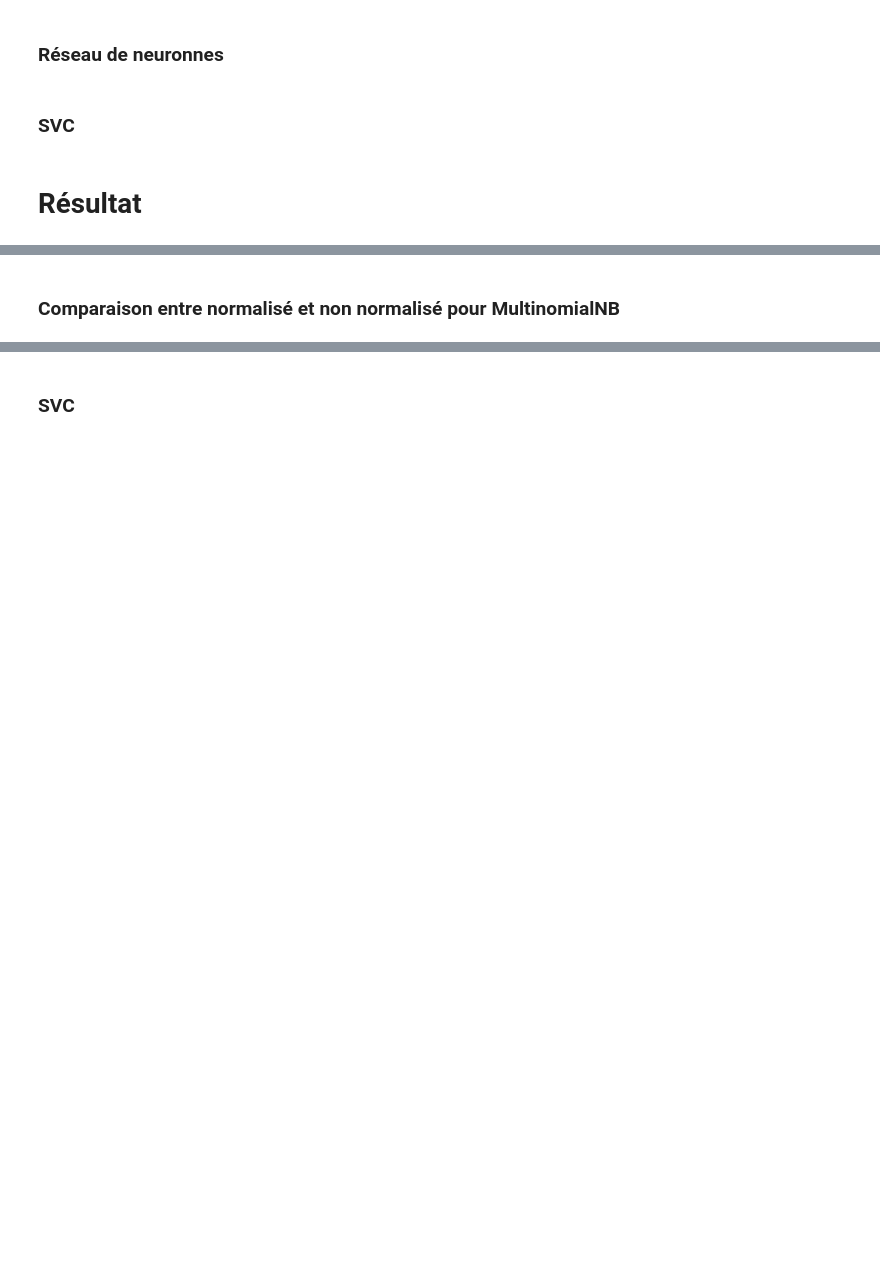
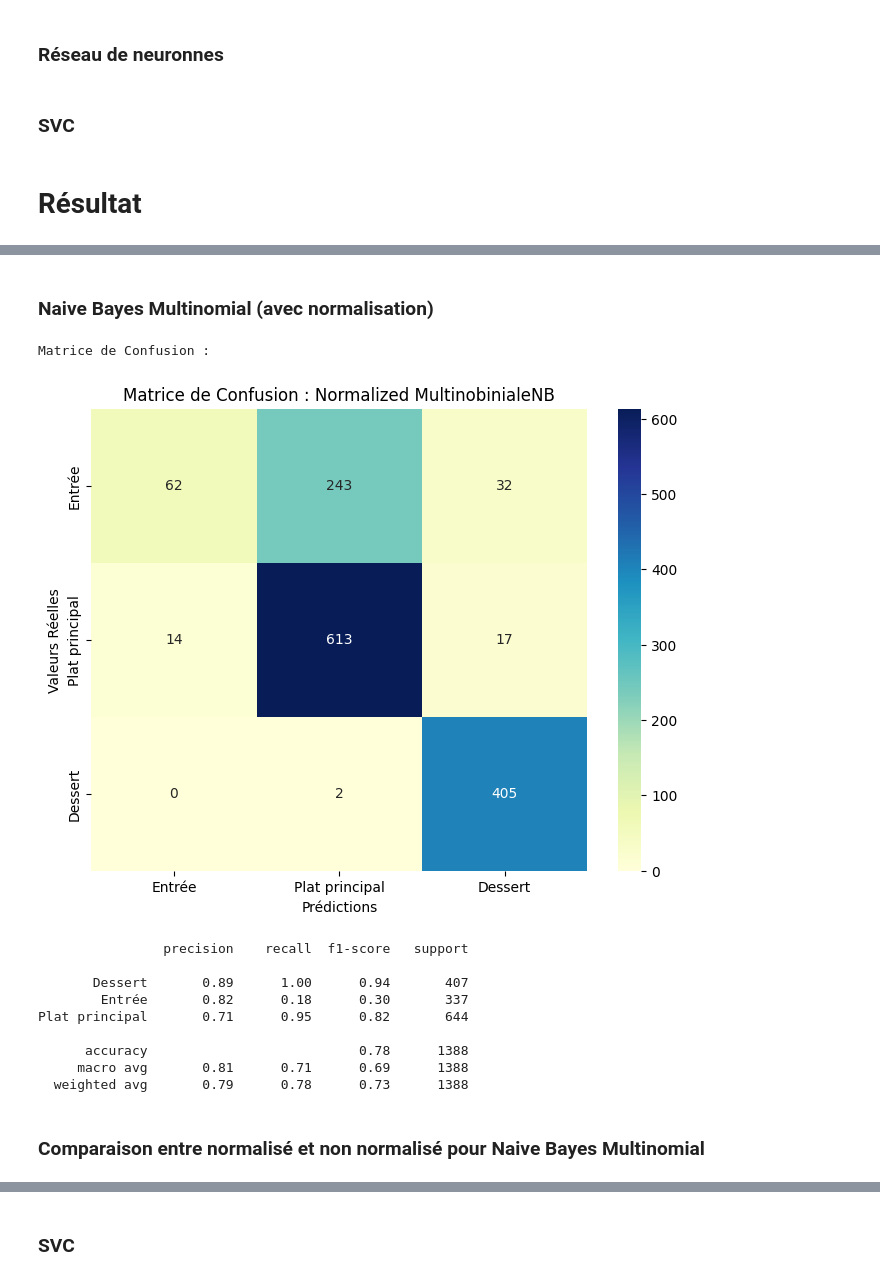
Before and after one commit to uvsq21805581/Projet-Intro-au-TALN-02-2024, a Jupyter notebook: src/main.ipynb, the cells around one changed output, grey strips where cells are left out. Drawn from its saved outputs; the diff is of its cells as text; code cells hidden in the pictures; blank space fills up the shorter version.

```diff
--- a/src/main.ipynb
+++ b/src/main.ipynb
@@ -113,3 +122,3 @@ y_pred_MultNB = MultinomialNB_classifier(x_train, y_train, test_df)
 # %%
-y_pred_MultNB_normalized = MultinomialNB_classifier(train_df['recette_normalized'], y_train, test_df)
+y_pred_MultNB_normalized = prediction(train_df['recette_normalized'], y_train, test_df, MultinomialNB(), 'Tfi-Df prediction N')
 # %% [markdown]
@@ -244,5 +273,19 @@ results(y_pred_MultNB, y_test)
+# %% [markdown]
+### Naive Bayes Multinomial (avec normalisation)
 # %%
-results(y_pred_MultNB_normalized, y_test)
+results(y_pred_MultNB_normalized, y_test, 'Normalized MultinobinialeNB')
+# %% [output]
+Matrice de Confusion :
+[figure, added]
+                precision    recall  f1-score   support
+
+       Dessert       0.89      1.00      0.94       407
+        Entrée       0.82      0.18      0.30       337
+Plat principal       0.71      0.95      0.82       644
+
+      accuracy                           0.78      1388
+     macro avg       0.81      0.71      0.69      1388
+  weighted avg       0.79      0.78      0.73      1388
 # %% [markdown]
-### Comparaison entre normalisé et non normalisé pour MultinomialNB
+### Comparaison entre normalisé et non normalisé pour Naive Bayes Multinomial
 # %%
```
Also changed, not shown: parts of 55 cells of this notebook, 1 other file.
